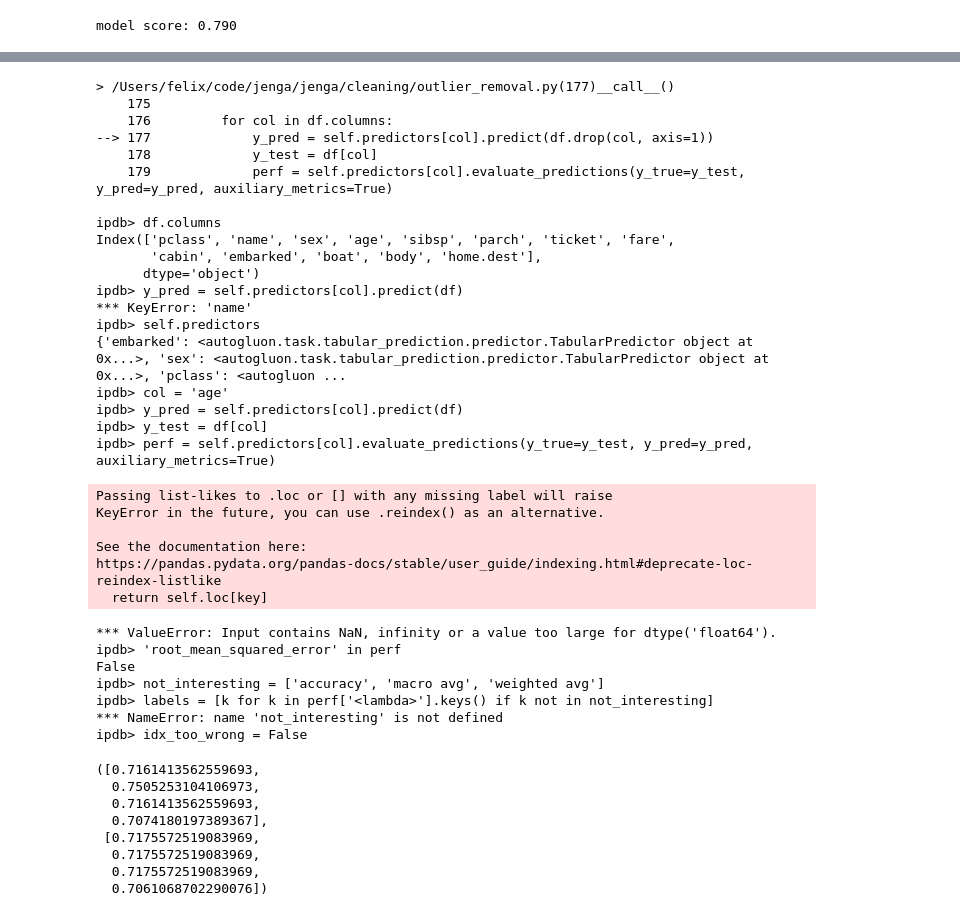
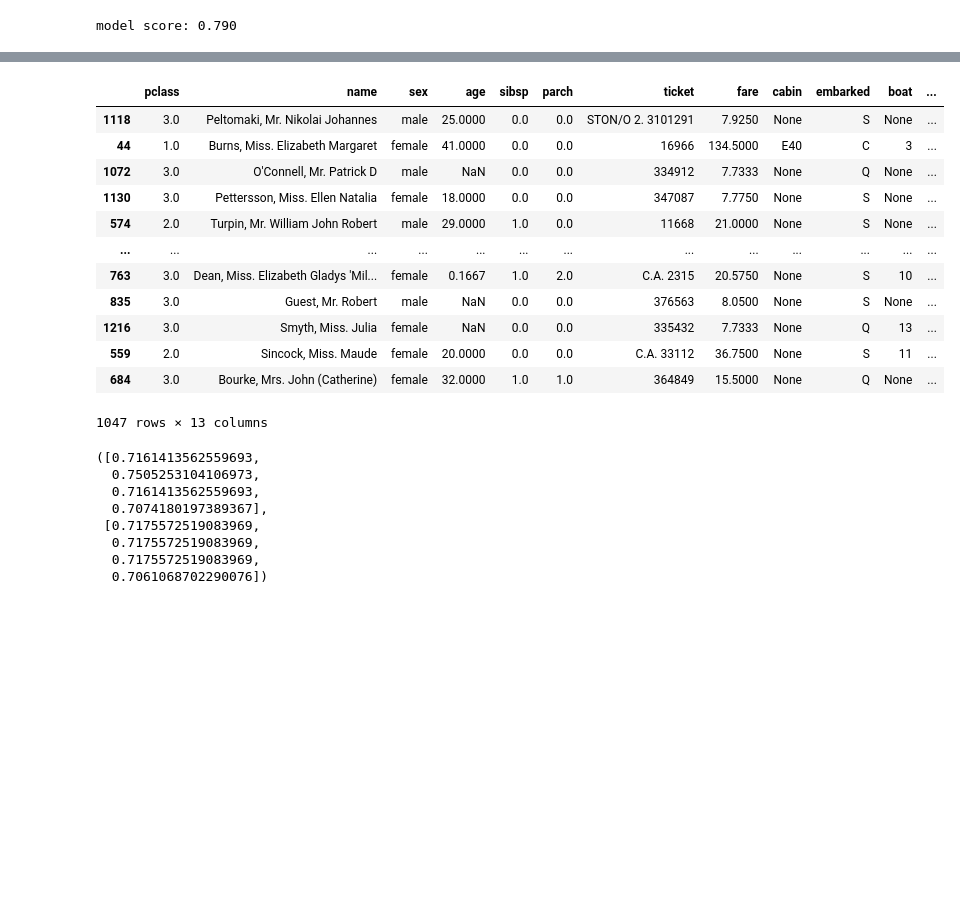
Before and after one commit to schelterlabs/jenga, a Jupyter notebook: autoclean-example.ipynb, the cells around one changed output, grey strips where cells are left out. Drawn from its saved outputs; the diff is of its cells as text; code cells hidden in the pictures; blank space fills up the shorter version.

```diff
--- a/autoclean-example.ipynb
+++ b/autoclean-example.ipynb
@@ -122,38 +122,20 @@ KeyError: 'name'
-# %%
-debug
-# %% [output]
-> /Users/felix/code/jenga/jenga/cleaning/outlier_removal.py(177)__call__()
-    175
-    176         for col in df.columns:
---> 177             y_pred = self.predictors[col].predict(df.drop(col, axis=1))
-    178             y_test = df[col]
-    179             perf = self.predictors[col].evaluate_predictions(y_true=y_test, y_pred=y_pred, auxiliary_metrics=True)
-
-ipdb> df.columns
-Index(['pclass', 'name', 'sex', 'age', 'sibsp', 'parch', 'ticket', 'fare',
-       'cabin', 'embarked', 'boat', 'body', 'home.dest'],
-      dtype='object')
-ipdb> y_pred = self.predictors[col].predict(df)
-*** KeyError: 'name'
-ipdb> self.predictors
-{'embarked': <autogluon.task.tabular_prediction.predictor.TabularPredictor object at 0x...>, 'sex': <autogluon.task.tabular_prediction.predictor.TabularPredictor object at 0x...>, 'pclass': <autogluon ...
-ipdb> col = 'age'
-ipdb> y_pred = self.predictors[col].predict(df)
-ipdb> y_test = df[col]
-ipdb> perf = self.predictors[col].evaluate_predictions(y_true=y_test, y_pred=y_pred, auxiliary_metrics=True)
-Passing list-likes to .loc or [] with any missing label will raise
-KeyError in the future, you can use .reindex() as an alternative.
-
-See the documentation here:
-https://pandas.pydata.org/pandas-docs/stable/user_guide/indexing.html#deprecate-loc-reindex-listlike
-  return self.loc[key]
-*** ValueError: Input contains NaN, infinity or a value too large for dtype('float64').
-ipdb> 'root_mean_squared_error' in perf
-False
-ipdb> not_interesting = ['accuracy', 'macro avg', 'weighted avg']
-ipdb> labels = [k for k in perf['<lambda>'].keys() if k not in not_interesting]
-*** NameError: name 'not_interesting' is not defined
-ipdb> idx_too_wrong = False
+# %%
+# debug
+X_train
+# %% [output]
+|  | pclass | name | sex | age | sibsp | parch | ticket | fare | cabin | embarked | boat | ... |
+| 1118 | 3.0 | Peltomaki, Mr. Nikolai Johannes | male | 25.0000 | 0.0 | 0.0 | STON/O 2. 3101291 | 7.9250 | None | S | None | ... |
+| 44 | 1.0 | Burns, Miss. Elizabeth Margaret | female | 41.0000 | 0.0 | 0.0 | 16966 | 134.5000 | E40 | C | 3 | ... |
+| 1072 | 3.0 | O'Connell, Mr. Patrick D | male | NaN | 0.0 | 0.0 | 334912 | 7.7333 | None | Q | None | ... |
+| 1130 | 3.0 | Pettersson, Miss. Ellen Natalia | female | 18.0000 | 0.0 | 0.0 | 347087 | 7.7750 | None | S | None | ... |
+| 574 | 2.0 | Turpin, Mr. William John Robert | male | 29.0000 | 1.0 | 0.0 | 11668 | 21.0000 | None | S | None | ... |
+| ... | ... | ... | ... | ... | ... | ... | ... | ... | ... | ... | ... | ... |
+| 763 | 3.0 | Dean, Miss. Elizabeth Gladys 'Mil... | female | 0.1667 | 1.0 | 2.0 | C.A. 2315 | 20.5750 | None | S | 10 | ... |
+| 835 | 3.0 | Guest, Mr. Robert | male | NaN | 0.0 | 0.0 | 376563 | 8.0500 | None | S | None | ... |
+| 1216 | 3.0 | Smyth, Miss. Julia | female | NaN | 0.0 | 0.0 | 335432 | 7.7333 | None | Q | 13 | ... |
+| 559 | 2.0 | Sincock, Miss. Maude | female | 20.0000 | 0.0 | 0.0 | C.A. 33112 | 36.7500 | None | S | 11 | ... |
+| 684 | 3.0 | Bourke, Mrs. John (Catherine) | female | 32.0000 | 1.0 | 1.0 | 364849 | 15.5000 | None | Q | None | ... |
+1047 rows × 13 columns
 # %%
 cleaner_results_ppp, cleaner_results_true
 # %% [output]
```
Also changed, not shown: parts of 1 cell of this notebook, 1 other file.
